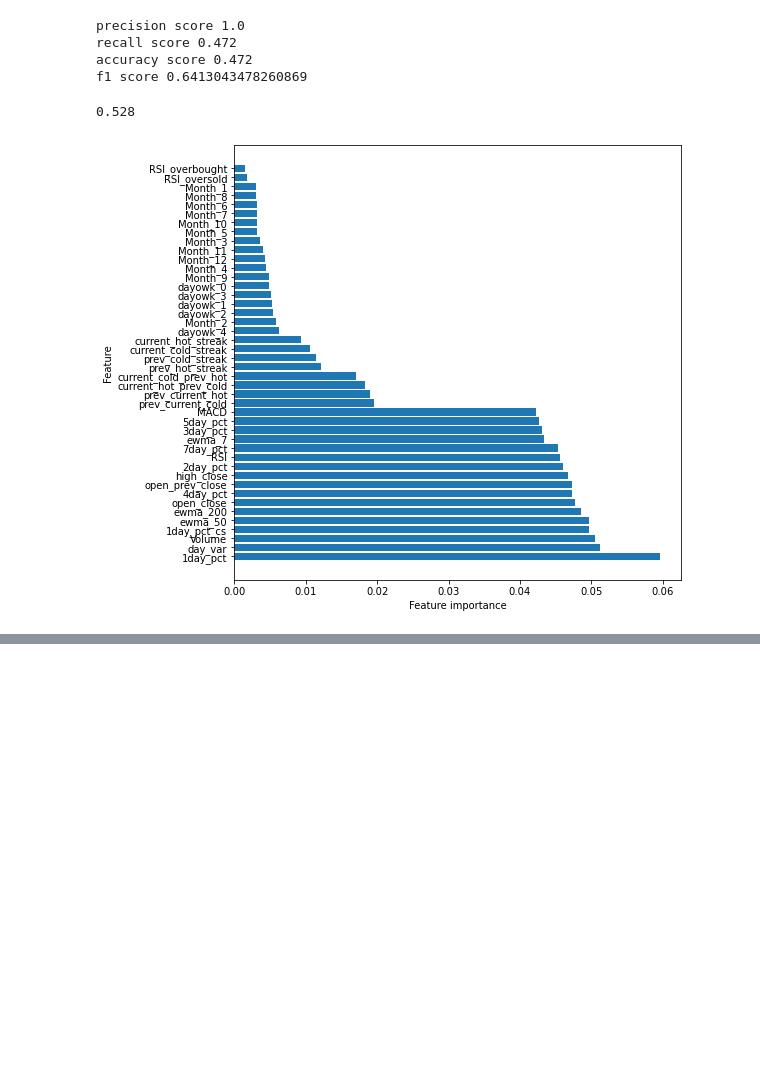
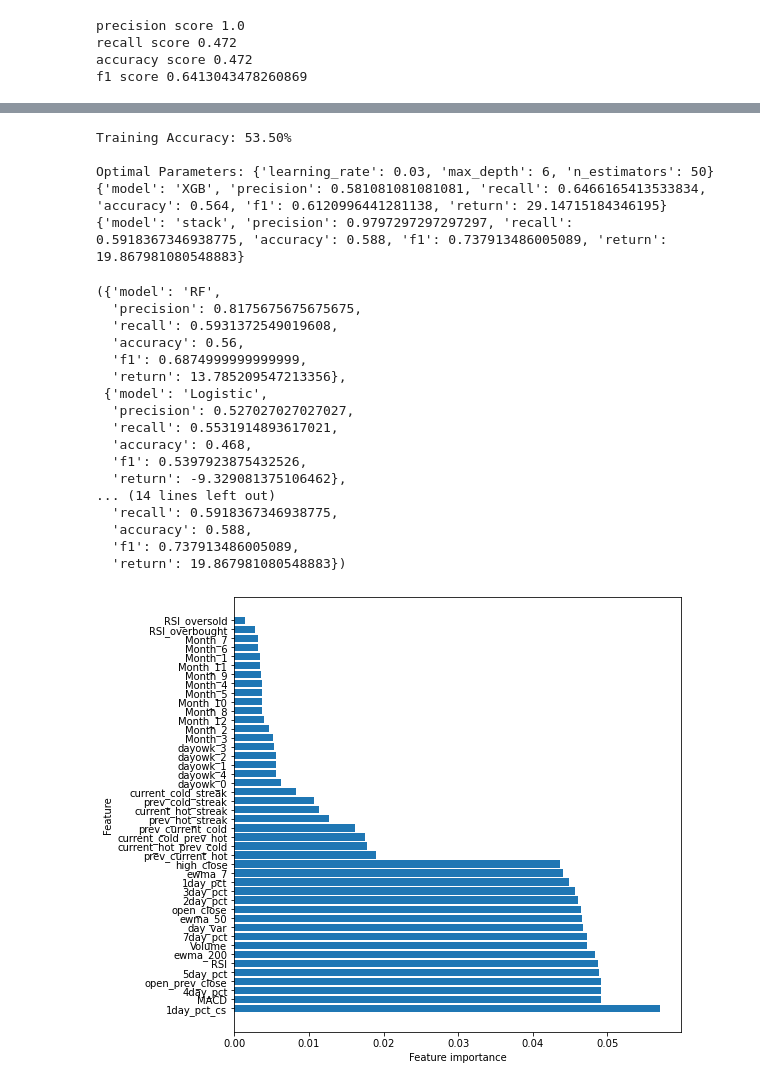
Before and after one commit to aghalsas/ETF_predictions, a Jupyter notebook: Classification Analysis.ipynb, the cells around one changed output, grey strips where cells are left out. Cells and saved outputs as stored; diff of their text form; code cells hidden in the pictures; blank space fills up the shorter version.

Commit message:
added stacking

```diff
--- a/Classification Analysis.ipynb
+++ b/Classification Analysis.ipynb
@@ -623,12 +633,7 @@ precision score 1.0
 recall score 0.472
 accuracy score 0.472
 f1 score 0.6413043478260869
-# %%
-forest = RandomForestClassifier(n_estimators=3000, max_depth= 10)
-forest.fit(X_train, y_train)
-print(forest.score(X_test, y_test))
-
-plot_feature_importances(forest,n_features=50)
-# %% [output]
-0.528
-[figure, removed]
+# %%
+fname = os.path.join(os.path.abspath(os.getcwd()),'data','largecap','SPY.csv')
+daily_prediction_analysis(fname)
+# %% [output]
@@ -634,0 +664,23 @@ plot_feature_importances(forest,n_features=50)
+Training Accuracy: 53.50%
+
+Optimal Parameters: {'learning_rate': 0.03, 'max_depth': 6, 'n_estimators': 50}
+{'model': 'XGB', 'precision': 0.581081081081081, 'recall': 0.6466165413533834, 'accuracy': 0.564, 'f1': 0.6120996441281138, 'return': 29.14715184346195}
+{'model': 'stack', 'precision': 0.9797297297297297, 'recall': 0.5918367346938775, 'accuracy': 0.588, 'f1': 0.737913486005089, 'return': 19.867981080548883}
+({'model': 'RF',
+  'precision': 0.8175675675675675,
+  'recall': 0.5931372549019608,
+  'accuracy': 0.56,
+  'f1': 0.6874999999999999,
+  'return': 13.785209547213356},
+ {'model': 'Logistic',
+  'precision': 0.527027027027027,
+  'recall': 0.5531914893617021,
+  'accuracy': 0.468,
+  'f1': 0.5397923875432526,
+  'return': -9.329081375106462},
+... (14 lines left out)
+  'recall': 0.5918367346938775,
+  'accuracy': 0.588,
+  'f1': 0.737913486005089,
+  'return': 19.867981080548883})
+[figure, added]
```
Also changed, not shown: parts of 24 cells of this notebook, 3 other files.
